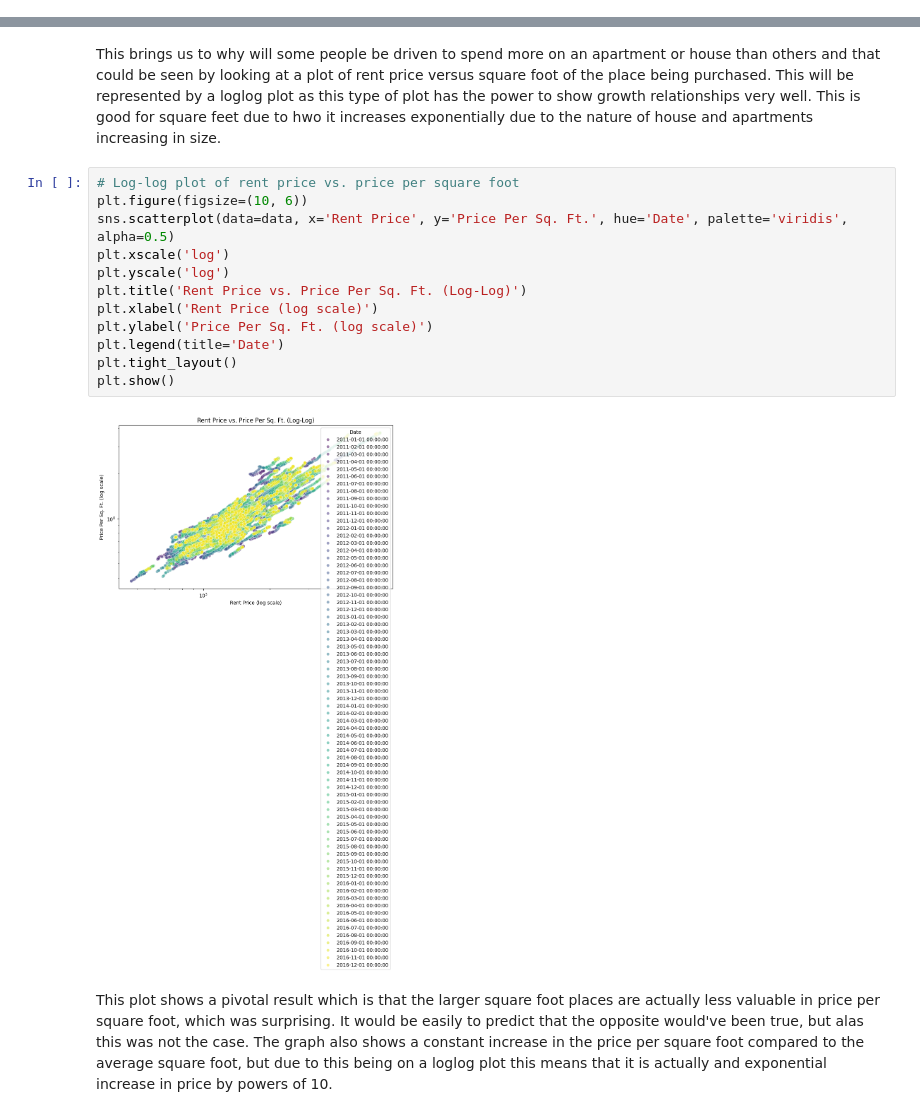
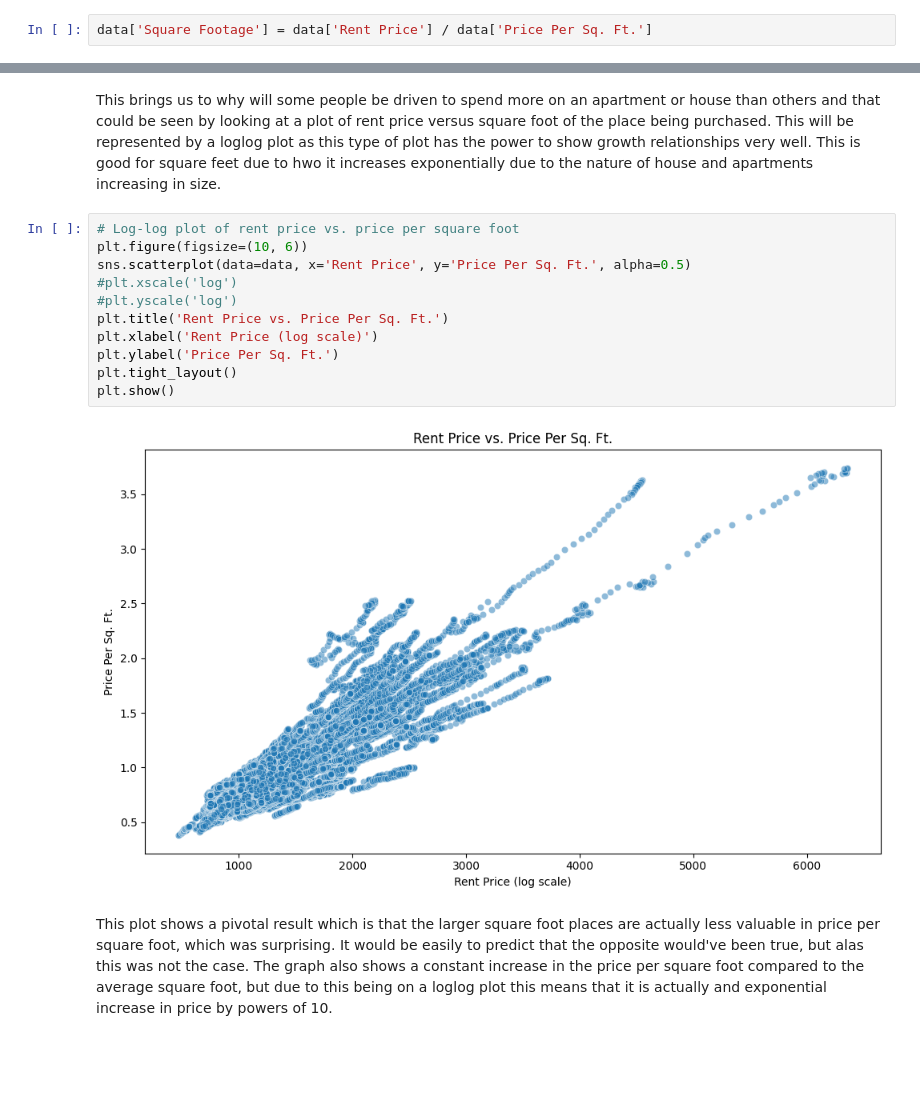
Before and after one commit to sawyerbyrd/Final-Project, a Jupyter notebook: Rent_price_vs_income_evaluation.ipynb, the cells around one changed output, grey strips where cells are left out. Saved outputs shown, nothing was run; the diff lists cells and outputs as text; blank space fills up the shorter version.

```diff
--- a/Rent_price_vs_income_evaluation.ipynb
+++ b/Rent_price_vs_income_evaluation.ipynb
@@ -266,3 +275,5 @@ We can see above that there are no more rows with any NaN values, now we can mov
+# %%
+data['Square Footage'] = data['Rent Price'] / data['Price Per Sq. Ft.']
 # %%
 data
 # %% [output]
@@ -346,17 +355,16 @@ This brings us to why will some people be driven to spend more on an apartment o
 # %%
 # Log-log plot of rent price vs. price per square foot
 plt.figure(figsize=(10, 6))
-sns.scatterplot(data=data, x='Rent Price', y='Price Per Sq. Ft.', hue='Date', palette='viridis', alpha=0.5)
-plt.xscale('log')
-plt.yscale('log')
-plt.title('Rent Price vs. Price Per Sq. Ft. (Log-Log)')
+sns.scatterplot(data=data, x='Rent Price', y='Price Per Sq. Ft.', alpha=0.5)
+#plt.xscale('log')
+#plt.yscale('log')
+plt.title('Rent Price vs. Price Per Sq. Ft.')
 plt.xlabel('Rent Price (log scale)')
-plt.ylabel('Price Per Sq. Ft. (log scale)')
-plt.legend(title='Date')
+plt.ylabel('Price Per Sq. Ft.')
 plt.tight_layout()
 plt.show()
 # %% [output]
-[figure, old version]
+[figure, new version]
 # %% [markdown]
 This plot shows a pivotal result which is that the larger square foot places are actually less valuable in price per square foot, which was surprising. It would be easily to predict that the opposite would've been true, but alas this was not the case. The graph also shows a constant increase in the price per square foot compared to the average square foot, but due to this being on a loglog plot this means that it is actually and exponential increase in price by powers of 10.
 # %% [markdown]
```
Also changed, not shown: parts of 19 cells of this notebook.
